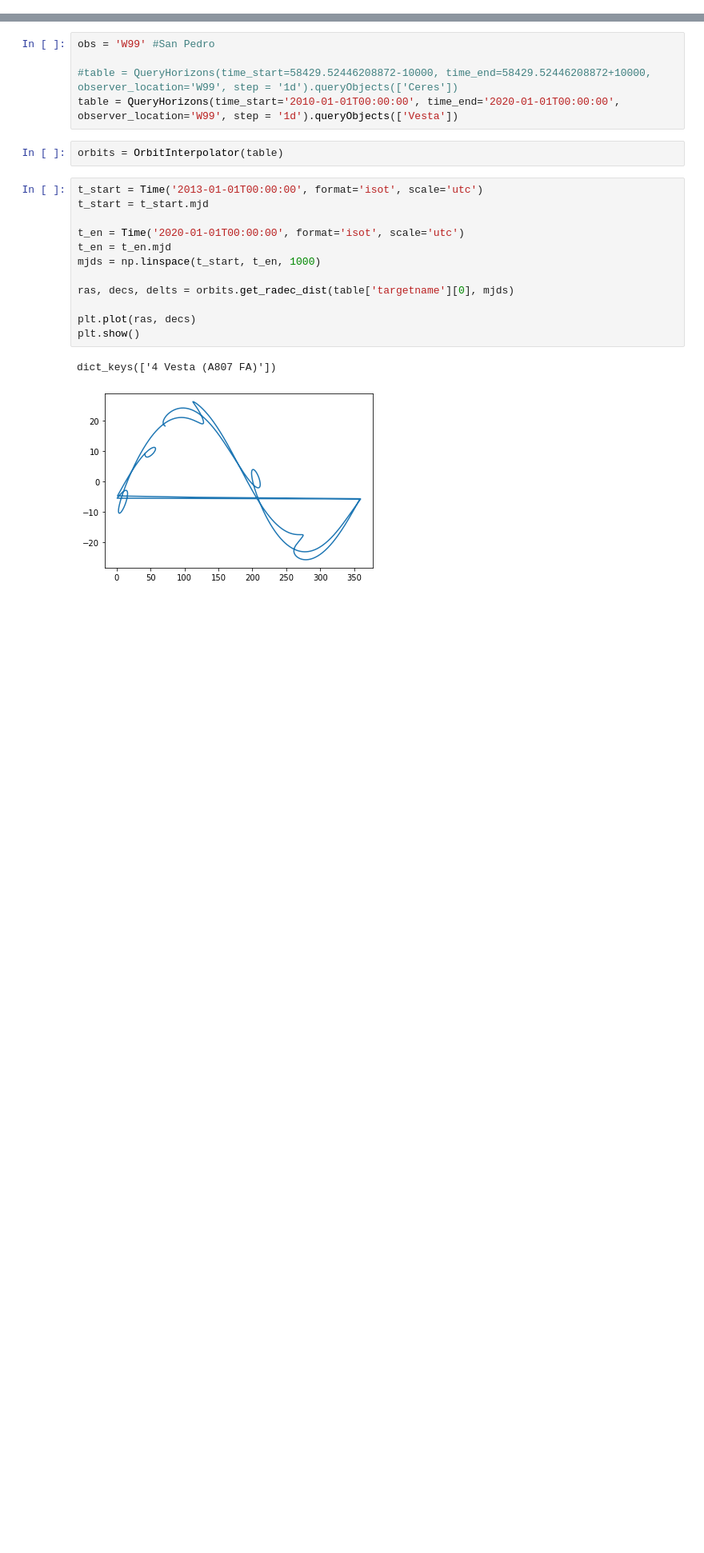
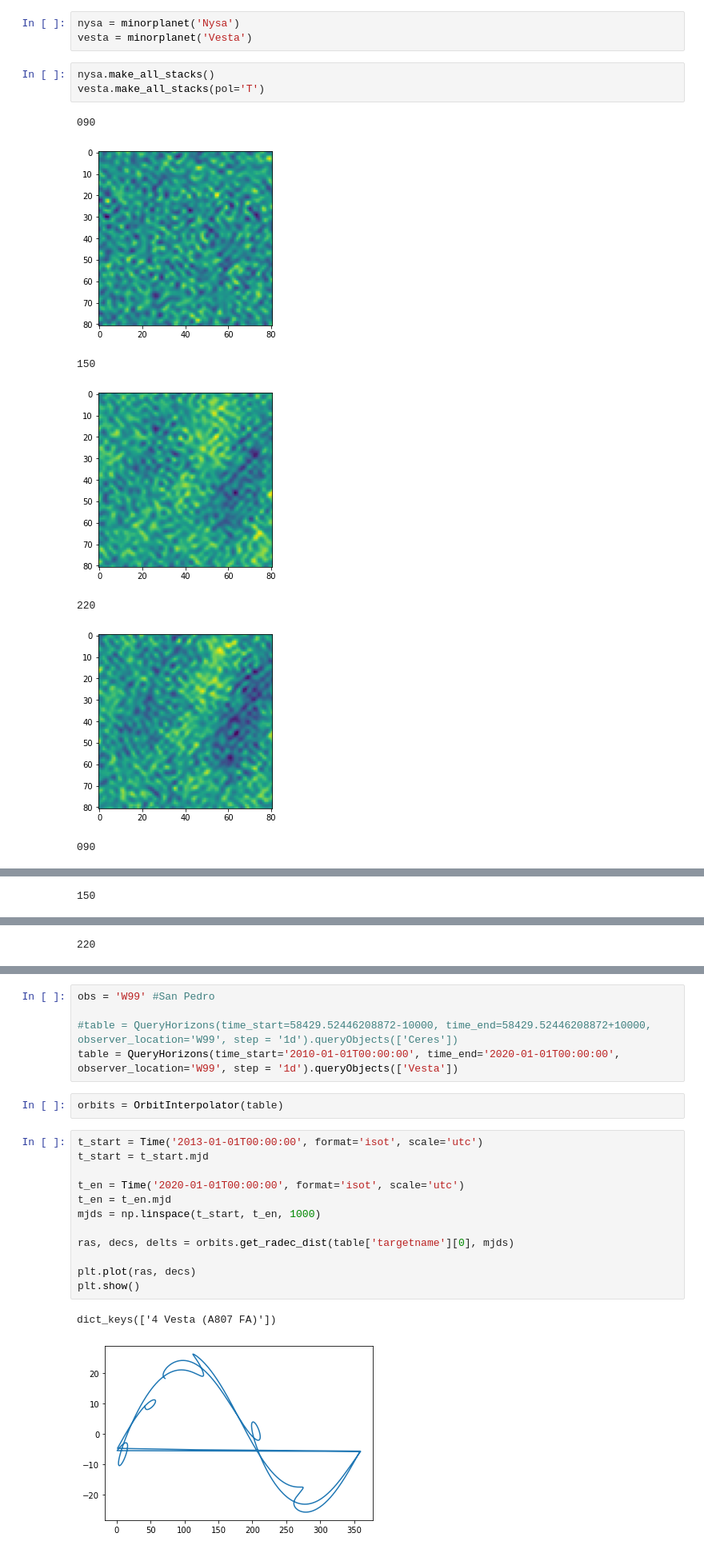
Before and after one commit to Sulla2012/minorplanets, a Jupyter notebook: single_stacker.ipynb, the cells around one changed output, grey strips where cells are left out. Shown at 80% size. Saved outputs shown, nothing was run; the diff lists cells and outputs as text; blank space fills up the shorter version.

```diff
--- a/single_stacker.ipynb
+++ b/single_stacker.ipynb
@@ -361,0 +409,14 @@ In dir  s13_deep1_1380758400
+# %%
+nysa = minorplanet('Nysa')
+vesta = minorplanet('Vesta')
+# %%
+nysa.make_all_stacks()
+vesta.make_all_stacks(pol='T')
+# %% [output]
+090
+[figure, added]
+150
+[figure, added]
+220
+[figure, added]
+090
@@ -361,0 +424 @@ In dir  s13_deep1_1380758400
+150
@@ -361,0 +426 @@ In dir  s13_deep1_1380758400
+220
```
Also changed, not shown: parts of 8 cells of this notebook.
